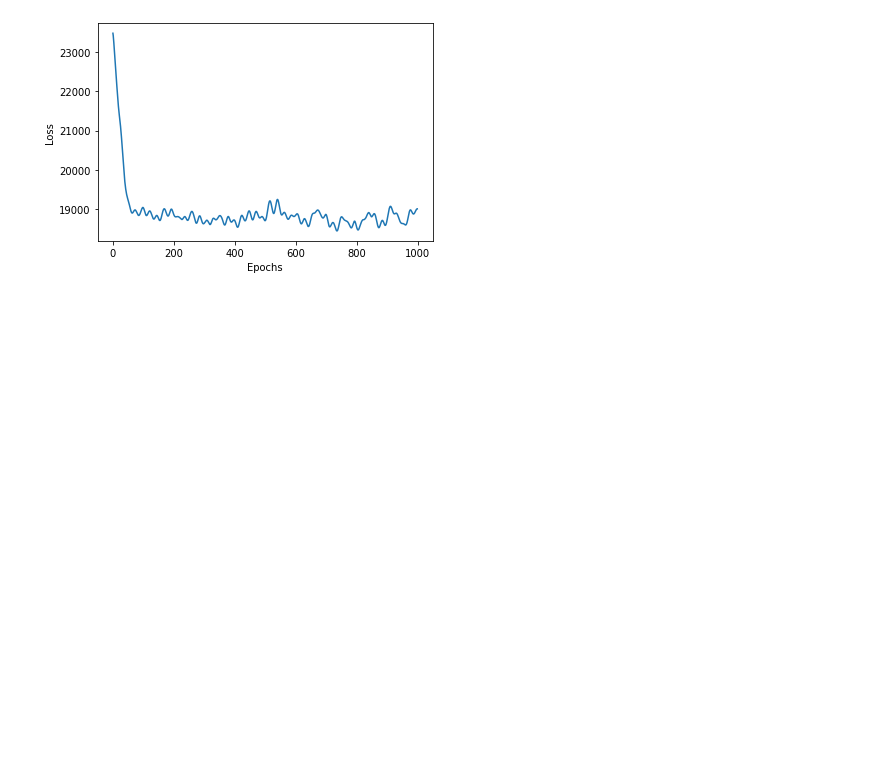
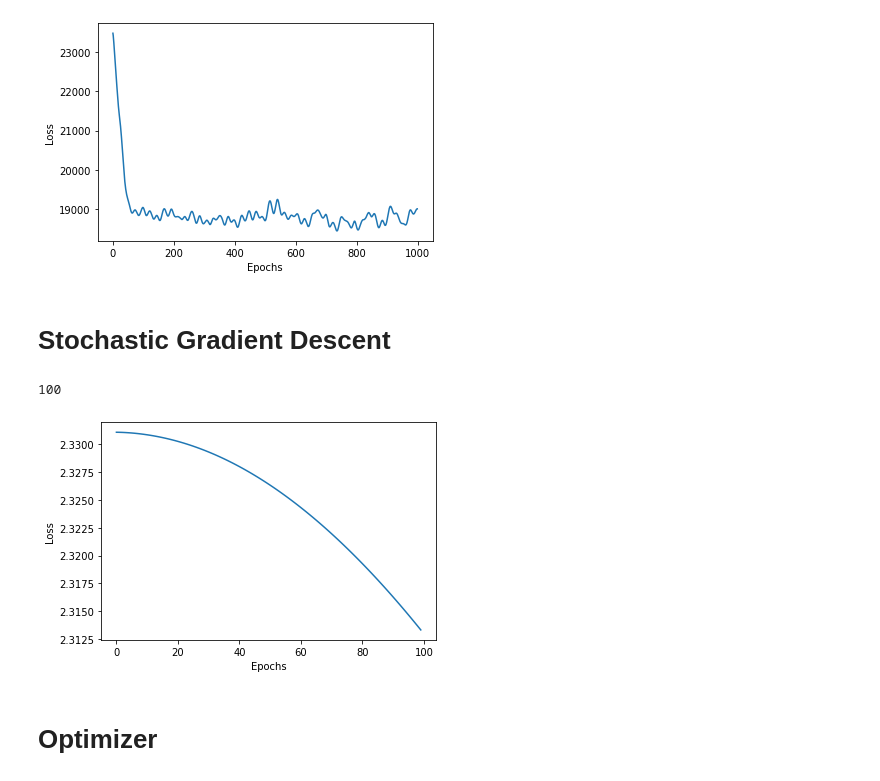
Before and after one commit to Pranav335/CS910, a Jupyter notebook: Assignment_1.ipynb, the cells around one changed output. Saved outputs shown, nothing was run; the diff lists cells and outputs as text; code cells hidden in the pictures; blank space fills up the shorter version.

```diff
--- a/Assignment_1.ipynb
+++ b/Assignment_1.ipynb
@@ -216,8 +226,3 @@ class neural_network:
     plt.plot([*range(epochs)], loss)
     plt.xlabel('Epochs')
     plt.ylabel('Loss')
-# %%
-ytrain.shape
-x = np.array([1,2,-3,4])
-x>=0
-np.max(x)
@@ -292,0 +275,2 @@ nn.A[2]
+# %% [markdown]
+# Stochastic  Gradient Descent
@@ -292,0 +397,8 @@ nn.A[2]
+# %%
+nn = neural_network(784)
+nn.fit_neural_network(xtrain[:100, :],ytrain_oh[:100, :], epochs = 100)
+# %% [output]
+100
+[figure, added]
+# %% [markdown]
+# Optimizer
```
Also changed, not shown: parts of 17 cells of this notebook.
